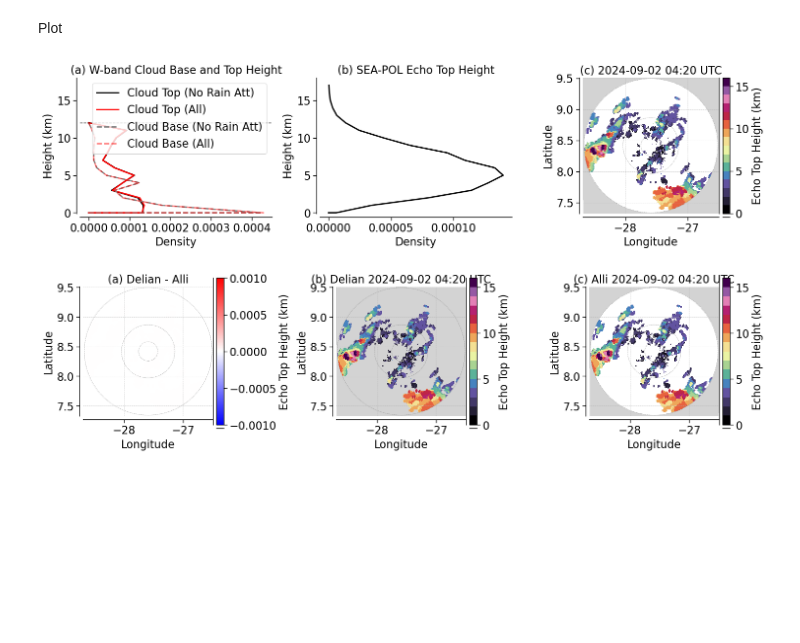
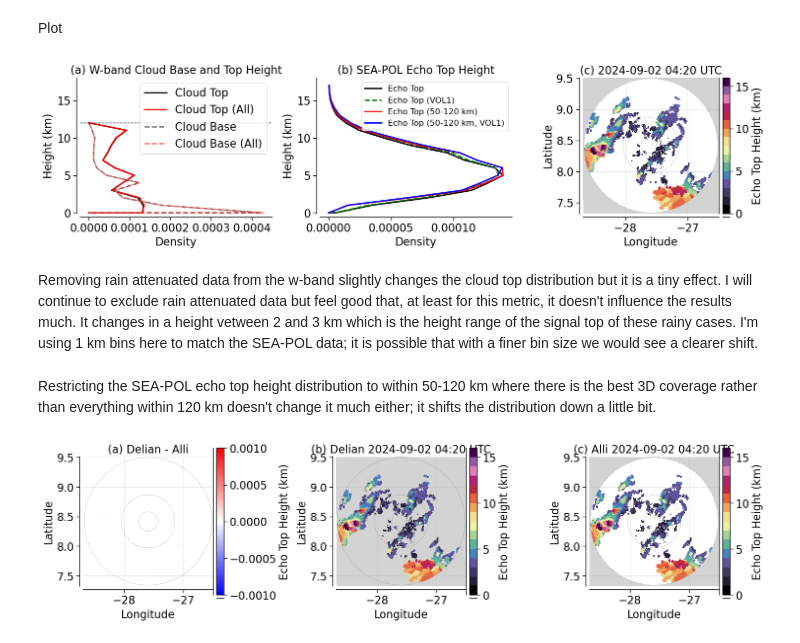
Before and after one commit to allison-wing/PICCOLO, a Jupyter notebook: plot_echo_top_ht.ipynb, the cells around one changed output. Cells and saved outputs as stored; diff of their text form; code cells hidden in the pictures; blank space fills up the shorter version.

Commit message:
testing sensitivity of echo top height to different ranges/times

```diff
--- a/plot_echo_top_ht.ipynb
+++ b/plot_echo_top_ht.ipynb
@@ -101,5 +101,8 @@ Data variables: (12/14)
     NCO:               netCDF Operators version 4.9.7 (Homepage = http://nco....
 # %%
 # sea-pol echo top height data
-seapol_echotop = xr.open_dataset('../../../data/SEA-POL_echo_top_height.nc') #all data within 120 km, all AP times
-seapol_echotop
+seapol_echotop_all = xr.open_dataset('../../data/SEA-POL_echo_top_height.nc') #all data within 120 km, all AP times
+seapol_echotop_vol1 = xr.open_dataset('../../data/SEA-POL_echo_top_height_vol1.nc') #all data within 120 km, volume 1 times only (10s)
+seapol_echotop_all_50_120 = xr.open_dataset('../../data/SEA-POL_echo_top_height_50_120.nc') #all data between 50-120 km, all AP times
+seapol_echotop_vol1_50_120 = xr.open_dataset('../../data/SEA-POL_echo_top_height_vol1_50_120.nc') #all data between 50-120 km, volume 1 times only (10s)
+seapol_echotop = seapol_echotop_vol1
@@ -248,12 +244,14 @@ cb_hist, bin_edges_cb = np.histogram(wband_cloudbase, bins=bins, density=True)
 cb_hist2, bin_edges_cb2 = np.histogram(wband.cloud_base_height_amsl, bins=bins, density=True)
 ct_hist, bin_edges_ct = np.histogram(wband_cloudtop, bins=bins, density=True)
 ct_hist2, bin_edges_ct2 = np.histogram(wband.cloud_top_height_amsl, bins=bins, density=True)
-eth_hist, bin_edges_eth = np.histogram(seapol_echotop.echo_top_height, bins=seapol_bins, density=True)
+eth_hist, bin_edges_eth = np.histogram(seapol_echotop_all.echo_top_height, bins=seapol_bins, density=True)
+eth_hist2, bin_edges_eth2 = np.histogram(seapol_echotop_all_50_120.echo_top_height, bins=seapol_bins, density=True)
+eth_hist3, bin_edges_eth3 = np.histogram(seapol_echotop_vol1_50_120.echo_top_height, bins=seapol_bins, density=True)
+eth_hist4, bin_edges_eth4 =  np.histogram(seapol_echotop_vol1.echo_top_height, bins=seapol_bins, density=True)
 
-
-axs[0].plot(ct_hist,bin_edges_ct[:-1]/1000,color='black', linewidth=2,label='Cloud Top (No Rain Att)')
+axs[0].plot(ct_hist,bin_edges_ct[:-1]/1000,color='black', linewidth=2,label='Cloud Top')
 axs[0].plot(ct_hist2,bin_edges_ct2[:-1]/1000,color='red', linewidth=2,label='Cloud Top (All)')
-axs[0].plot(cb_hist,bin_edges_cb[:-1]/1000,color='gray', linestyle = '--', linewidth=2,label='Cloud Base (No Rain Att)')
+axs[0].plot(cb_hist,bin_edges_cb[:-1]/1000,color='gray', linestyle = '--', linewidth=2,label='Cloud Base')
 axs[0].plot(cb_hist2,bin_edges_cb2[:-1]/1000,color='red', alpha = 0.5, linestyle = '--', linewidth=2,label='Cloud Base (All)')
 
 #add a horizontal line at 12000
@@ -267,42 +265,49 @@ axs[0].legend(fontsize=16)
 axs[0].set_title('(a) W-band Cloud Base and Top Height', fontsize=16)
 
 axs[1].plot(eth_hist,bin_edges_eth[:-1]/1000,color='black', linewidth=2,label='Echo Top')
+axs[1].plot(eth_hist4,bin_edges_eth4[:-1]/1000,color='green', linestyle='--', linewidth=2,label='Echo Top (VOL1)')
+axs[1].plot(eth_hist2,bin_edges_eth2[:-1]/1000,color='red', linewidth=2,label='Echo Top (50-120 km)')
+axs[1].plot(eth_hist3,bin_edges_eth3[:-1]/1000,color='blue', linewidth=2,label='Echo Top (50-120 km, VOL1)')
 
 axs[1].set_xlabel('Density',fontsize=16)
 axs[1].set_ylabel('Height (km)',fontsize=16)
 axs[1].set_ylim([-.1,18])
 axs[1].tick_params(axis='both', labelsize=16)
-#axs[1].legend(fontsize=16)
+axs[1].legend(fontsize=12)
 axs[1].set_title('(b) SEA-POL Echo Top Height', fontsize=16)
 
 cax = axs[2].pcolormesh(map_dbz.longitude, map_dbz.latitude, echo_top_height/1000, cmap=discrete_mask_cmap, vmin=0, vmax=16)
 axs[2].set_aspect('equal',adjustable='box')
 cbar = fig.colorbar(cax, ax=axs[2], orientation='vertical',pad=0.02)
 cbar.ax.tick_params(labelsize=16)
 #cbar.set_ticks(np.linspace(-10,60,8))
 cbar.ax.set_ylabel('Echo Top Height (km)', fontsize=16)
 dt_str = pd.to_datetime(seapol.time[index_map].values).strftime('%Y-%m-%d %H:%M')
 axs[2].set_title('(c) ' + dt_str + ' UTC',fontsize=16)
 axs[2].tick_params(axis='both', labelsize=16)
 axs[2].set_xlabel('Longitude', fontsize=16)
 axs[2].set_ylabel('Latitude', fontsize=16)
 
 # Add grid lines
 axs[2].grid(True, which='both', linestyle='--', linewidth=0.5, alpha=0.7)
 # Add 120 km circle
 axs[2].add_patch(plt.Circle((map_dbz.longitude[120,120], map_dbz.latitude[120,120]), 120/111.32, color='gray', alpha = 0.7,fill=False, linestyle='--', linewidth=0.5))
 # Add 50 km circle
 axs[2].add_patch(plt.Circle((map_dbz.longitude[120,120], map_dbz.latitude[120,120]), 50/111.32, color='gray', alpha = 0.7,fill=False, linestyle='--', linewidth=0.5))
 # Add 18 km circle
 axs[2].add_patch(plt.Circle((map_dbz.longitude[120,120], map_dbz.latitude[120,120]), 18/111.32, color='gray', alpha = 0.7,fill=False, linestyle='--', linewidth=0.5))
 
 sns.set_context('paper')
 sns.despine(offset=5)
 plt.tight_layout()
 
 #plt.savefig('../Plots/Fig_echo_base_top.pdf', bbox_inches='tight', dpi=300)
 # %% [output]
-[figure, old version]
+[figure, new version]
+# %% [markdown]
+Removing rain attenuated data from the w-band slightly changes the cloud top distribution but it is a tiny effect. I will continue to exclude rain attenuated data but feel good that, at least for this metric, it doesn't influence the results much. It changes in a height vetween 2 and 3 km which is the height range of the signal top of these rainy cases. I'm using 1 km bins here to match the SEA-POL data; it is possible that with a finer bin size we would see a clearer shift.
+# %% [markdown]
+Restricting the SEA-POL echo top height distribution to within 50-120 km where there is the best 3D coverage rather than everything within 120 km doesn't change it much either; it shifts the distribution down a little bit.
 # %%
 #compare echo top height methods
 fig, axs = plt.subplots(1,3,figsize=(15,4))
```
Also changed, not shown: parts of 2 cells of this notebook, 1 other file.
